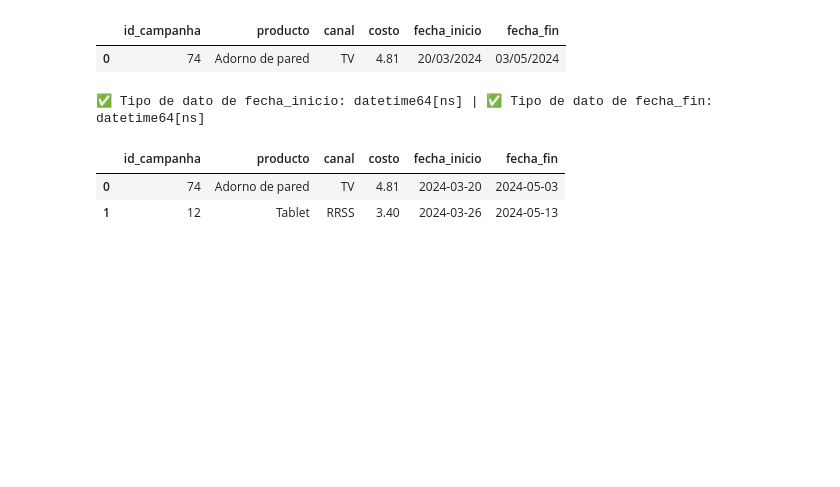
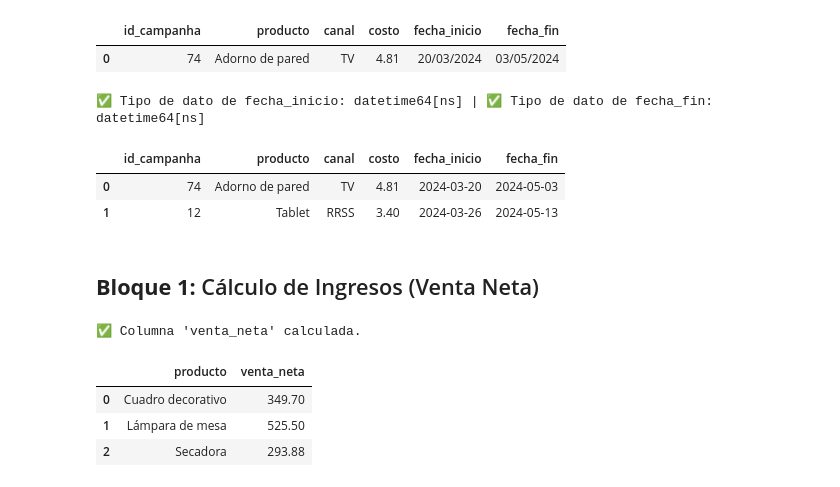
Before and after one commit to rocioblivingston/Data-Analitycs-Python-1C2026, a Jupyter notebook: Pre_Entrega_Data_Analitycs_C12026.ipynb, the cells around one changed output. Cells and saved outputs as stored; diff of their text form; code cells hidden in the pictures; blank space fills up the shorter version.

```diff
--- a/Pre_Entrega_Data_Analitycs_C12026.ipynb
+++ b/Pre_Entrega_Data_Analitycs_C12026.ipynb
@@ -317,3 +317,18 @@ df_marketing_pp.head(2)
 |  | id_campanha | producto | canal | costo | fecha_inicio | fecha_fin |
 | 0 | 74 | Adorno de pared | TV | 4.81 | 2024-03-20 | 2024-05-03 |
 | 1 | 12 | Tablet | RRSS | 3.40 | 2024-03-26 | 2024-05-13 |
+# %% [markdown]
+## **Bloque 1:** Cálculo de Ingresos (Venta Neta)
+# %%
+# Creamos la columna de ingresos totales por transacción
+# Usamos las df ya normalizados
+df_ventas_pp["venta_neta"] = df_ventas_pp["precio_unitario"] * df_ventas_pp["cantidad"]
+
+print("✅ Columna 'venta_neta' calculada.")
+display(df_ventas_pp[['producto', 'venta_neta']].head(3))
+# %% [output]
+✅ Columna 'venta_neta' calculada.
+|  | producto | venta_neta |
+| 0 | Cuadro decorativo | 349.70 |
+| 1 | Lámpara de mesa | 525.50 |
+| 2 | Secadora | 293.88 |
```
